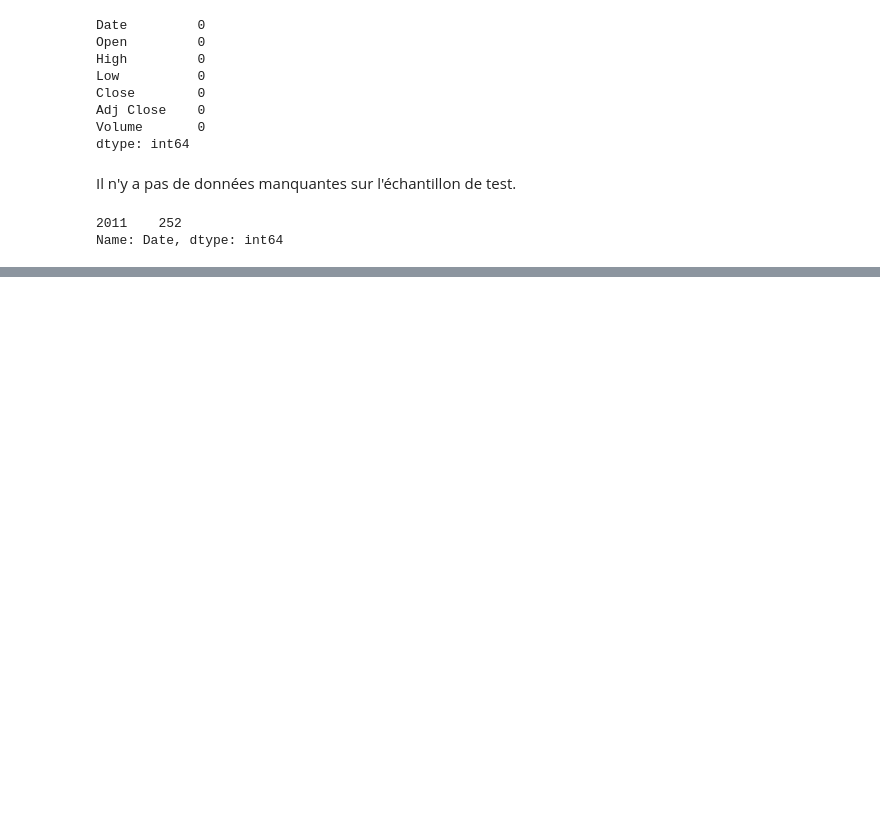
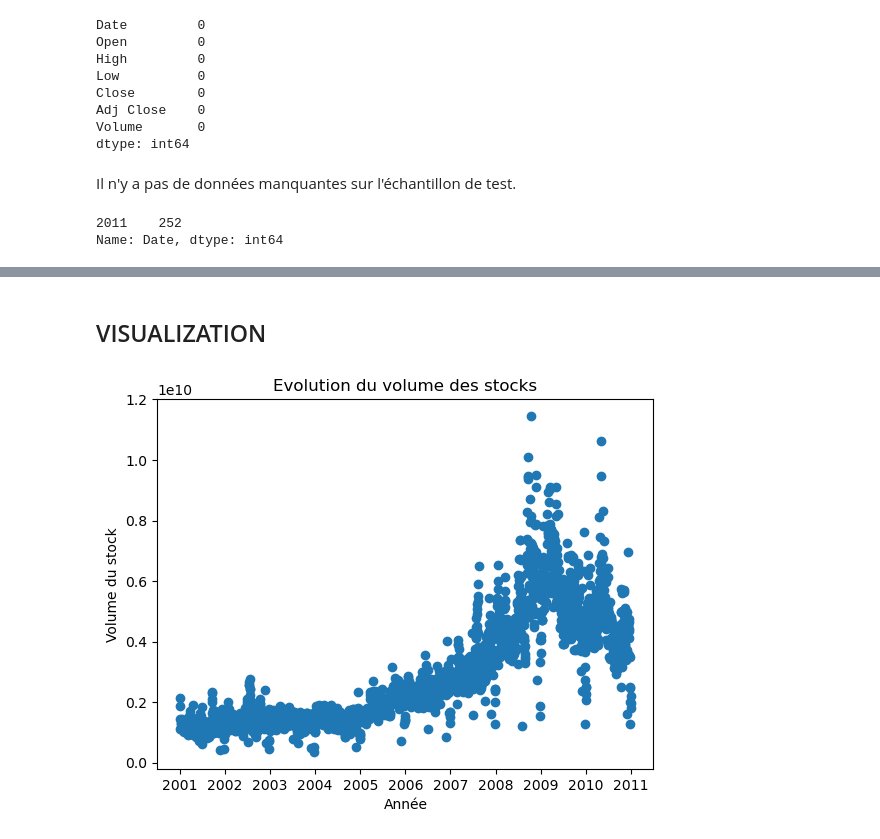
Before and after one commit to BIGMOUSSA/Projet_Reinforcement_Learning_Gestion_De_Stock, a Jupyter notebook: preprocessing_data.ipynb, the cells around one changed output, grey strips where cells are left out. Saved outputs shown, nothing was run; the diff lists cells and outputs as text; code cells hidden in the pictures; blank space fills up the shorter version.

Commit message:
data_proc_with_viz

```diff
--- a/preprocessing_data.ipynb
+++ b/preprocessing_data.ipynb
@@ -33,3 +33,5 @@ dtypes: float64(5), int64(1), object(1)
 memory usage: 137.7+ KB
 # %% [markdown]
 ## Composition
+# %%
+data["Date"] = pd.to_datetime(data["Date"])
@@ -111,0 +142,2 @@ Name: Date, dtype: int64
+# %%
+data.drop(columns=["Adj Close"], inplace=True)
@@ -111,0 +162,2 @@ Name: Date, dtype: int64
+# %% [markdown]
+## VISUALIZATION
@@ -111,0 +166,8 @@ Name: Date, dtype: int64
+# %%
+plt.scatter(x = data["Date"], y = data["Volume"])
+plt.xlabel("Année")
+plt.ylabel("Volume du stock")
+plt.title("Evolution du volume des stocks")
+plt.show()
+# %% [output]
+[figure, added]
```
Also changed, not shown: parts of 17 cells of this notebook, 2 other files.
